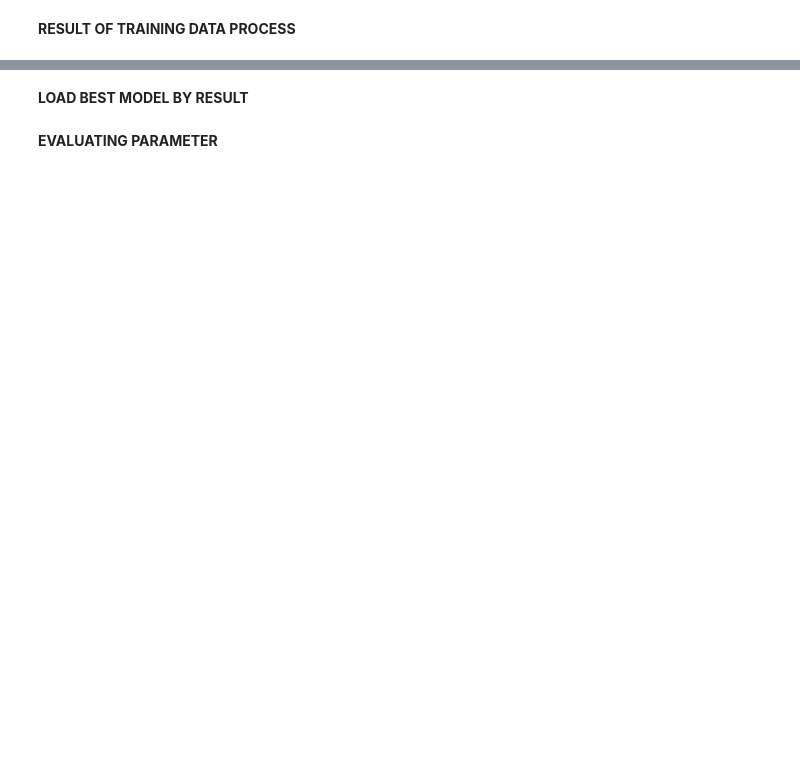
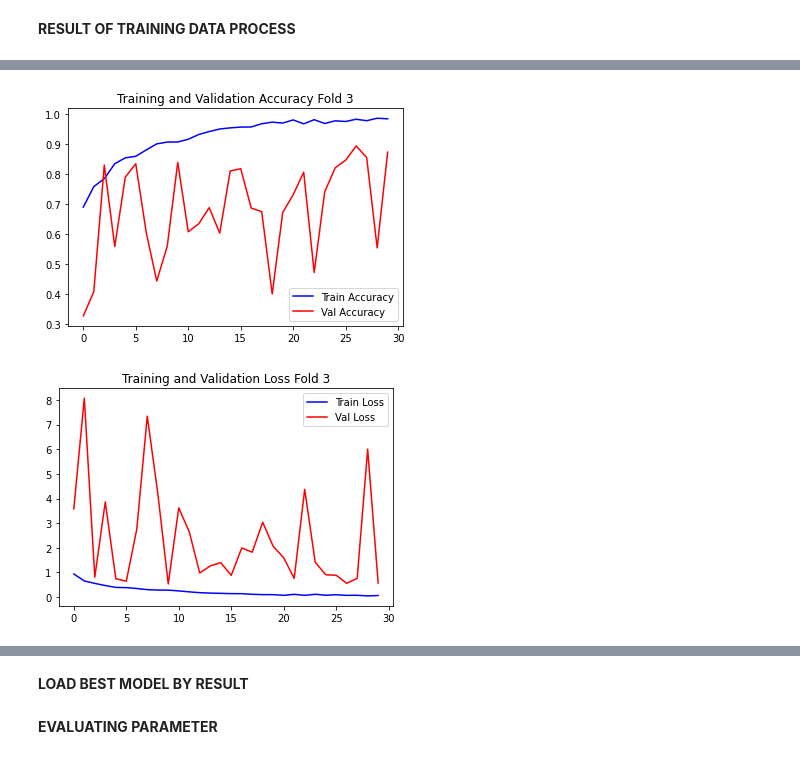
Before and after one commit to avishatr/TA, a Jupyter notebook: alexnet-corn-or-maize-disease-detectection.ipynb, the cells around one changed output, grey strips where cells are left out. Drawn from its saved outputs; the diff is of its cells as text; code cells hidden in the pictures; blank space fills up the shorter version.

```diff
--- a/alexnet-corn-or-maize-disease-detectection.ipynb
+++ b/alexnet-corn-or-maize-disease-detectection.ipynb
@@ -254,22 +306,25 @@ plt.show()
 # %%
 #FOLD 3
 #Train and validation accuracy
 plt.title('Training and Validation Accuracy Fold 3')
 plt.plot(model_history[2].history['accuracy'], label='Train Accuracy', color='blue', )
 plt.plot(model_history[2].history['val_accuracy'], label='Val Accuracy', color='red', )
 plt.legend()
 plt.savefig("Accuracy_fold 3.jpg")
 plt.show()
 
 plt.figure()
 
 #Train and validation loss
-plt.title('Training and Validation Accuracy Fold 3')
+plt.title('Training and Validation Loss Fold 3')
 plt.plot(model_history[2].history['loss'], label='Train Loss', color='blue', )
 plt.plot(model_history[2].history['val_loss'], label='Val Loss', color='red', )
 plt.legend()
 plt.savefig("Loss_fold 3.jpg")
 plt.show()
+# %% [output]
+[figure, added]
+[figure, added]
 # %%
 #FOLD 4
 #Train and validation accuracy
```
Also changed, not shown: parts of 17 cells of this notebook.
